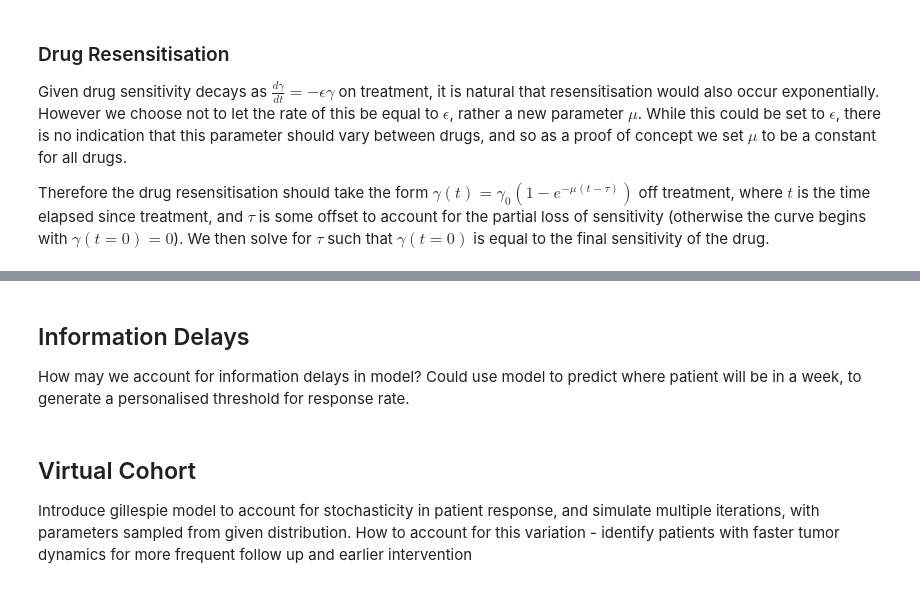
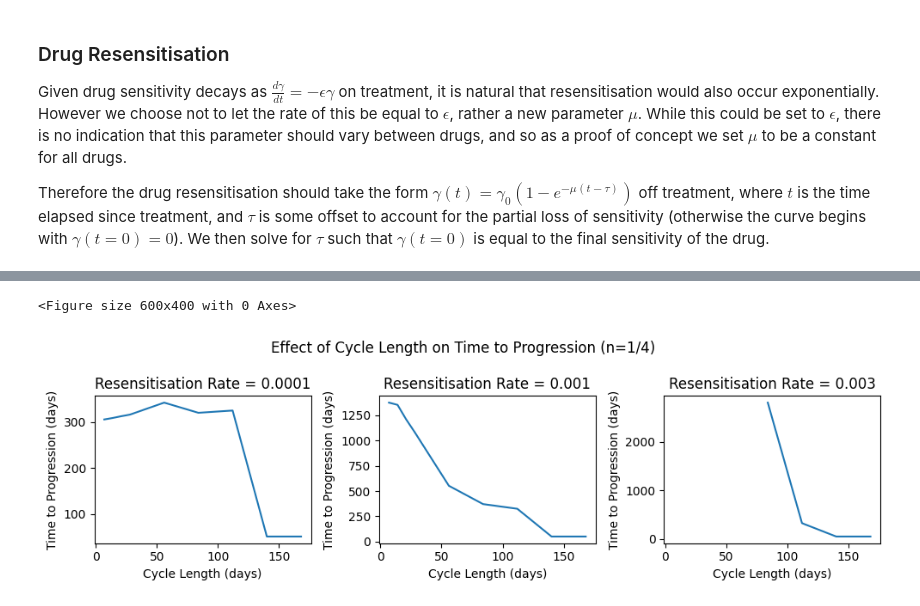
Before and after one commit to KCGallagher/treatment-sequencing, a Jupyter notebook: treatment_schedules.ipynb, the cells around one changed output, grey strips where cells are left out. Saved outputs shown, nothing was run; the diff lists cells and outputs as text; code cells hidden in the pictures.

```diff
--- a/treatment_schedules.ipynb
+++ b/treatment_schedules.ipynb
@@ -177,2 +220,22 @@ def calc_drug_resensitisation(gamma_vals, times, gamma0_vals, resensitisation_ra
     return new_gamma_values
+# %%
+
+def calc_drug_resensitisation_alt(gamma_vals, times, gamma0_vals, resensitisation_rates=[1,1,1], n=2):
+    # Alternate resensitisation model - power law s.t. y(t) = y0 + (y0 - y1) * (1 - t/T)^n
+
+    new_gamma_values = []
+
+    for i, gamma in enumerate(gamma_vals):
+        # Convert time to consider resensitisation from zero (accounting for current sensitivity)
+        # times[i] += np.log(gamma0_vals[i]/gamma) / epsilon_vals[i]
+        times[i] += np.power(gamma/gamma0_vals[i], 1 / n) / resensitisation_rates[i]
+
+        if times[i] > 1 / resensitisation_rates[i]:
+            val = gamma0_vals[i]  # Fully resensitised
+        else:
+            val = gamma0_vals[i] * (times[i] * resensitisation_rates[i]) ** n
+
+        new_gamma_values.append(val)
+    # print(gamma_vals, new_gamma_values)
+    return new_gamma_values
 # %%
@@ -245,8 +315,33 @@ Change in min tumour size: -75.9%
-# %% [markdown]
-## Information Delays
-
-How may we account for information delays in model? Could use model to predict where patient will be in a week, to generate a personalised threshold for response rate.
-# %% [markdown]
-## Virtual Cohort
-
-Introduce gillespie model to account for stochasticity in patient response, and simulate multiple iterations, with parameters sampled from given distribution. How to account for this variation - identify patients with faster tumor dynamics for more frequent follow up and earlier intervention
+# %%
+# Vary the treatment duration, and plot this against ttp
+
+fig_null, ax_null = plt.subplots(1, 1, figsize=(6, 4))
+fig, axs = plt.subplots(1, 3, figsize=(10, 3), sharex=True)
+
+cycle_lengths = [7, 14, 21, 28, 56, 84, 112, 140, 168]
+resensitisation_rates = [0.0001, 0.001, 0.003]
+
+
+def simulate_cycle_ttp(cycle_length, resensitisation_rate=0.001):
+    df = plot_treatment_cycle(ax=ax_null, drug_duration=[cycle_length]*3, seq=[2,1,0],
+                                 cols=cols_sens, lambda_vals=lambda_vals,
+                                 epsilon_vals=epsilon_vals, gamma0_vals=[0.1]*3,
+                                 resensitisation_rates=[resensitisation_rate]*3, n=1/4)
+    if df.V.iloc[-1] < df.V.iloc[1]:
+        return np.nan  # No progression
+    return df.Time.iloc[-1]
+
+for i, rate in enumerate(resensitisation_rates):
+    ttps = [simulate_cycle_ttp(cycle_length, rate) for cycle_length in cycle_lengths]
+    axs[i].plot(cycle_lengths, ttps, label=f"Resensitisation Rate = {rate}")
+
+    axs[i].set_xlabel("Cycle Length (days)"); axs[i].set_ylabel("Time to Progression (days)")
+    axs[i].set_title(f"Resensitisation Rate = {rate}")
+
+fig_null.clear()
+plt.suptitle("Effect of Cycle Length on Time to Progression (n=1/4)")
+plt.tight_layout()
+plt.savefig('images/cycle_length_ttp_quarterb.png')
+# %% [output]
+<Figure size 600x400 with 0 Axes>
+[figure, added]
```
Also changed, not shown: parts of 27 cells of this notebook.
